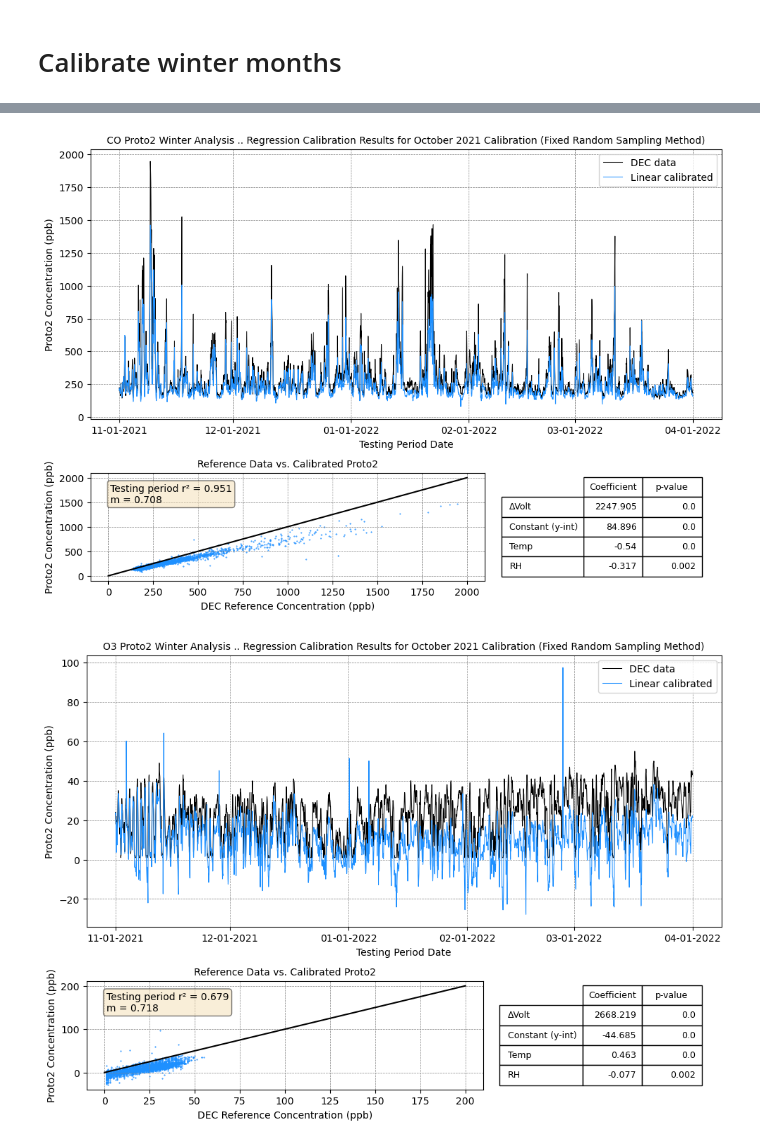
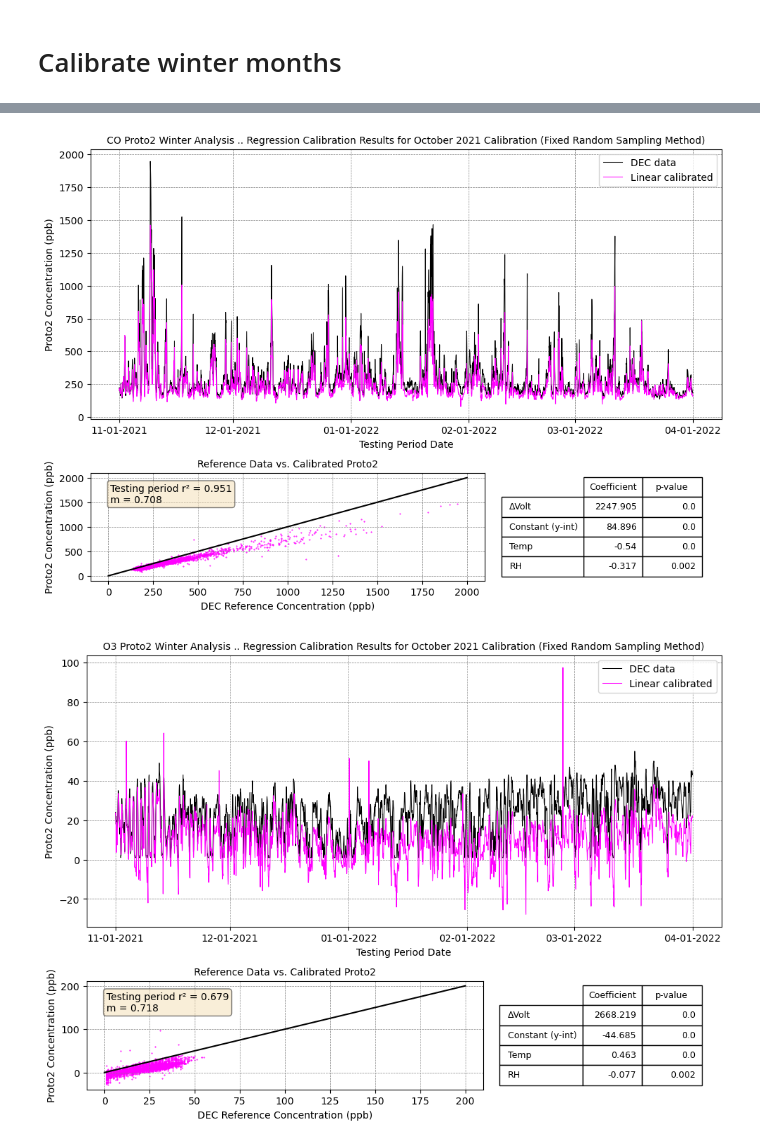
Before and after one commit to ehojeily/proto2, a Jupyter notebook: scripts/proto2_winter_analysis.ipynb, the cells around one changed output, grey strips where cells are left out. Cells and saved outputs as stored; diff of their text form; code cells hidden in the pictures.

```diff
--- a/scripts/proto2_winter_analysis.ipynb
+++ b/scripts/proto2_winter_analysis.ipynb
@@ -416,7 +416,7 @@ for var_id in [42101, 44201, 42601, 42602, 88101]:
 
     ''' PLOT TIME :) '''
     print('Plotting for ',gname,'...')
-    linear_color = 'dodgerblue'
+    linear_color = 'magenta'
     fig = plt.subplots(figsize=(10,8))
     ''' DEC vs. Calibrated time series plot (top) '''
     time_series = plt.subplot2grid((3, 3), (0, 0), rowspan=2, colspan=3)
@@ -477,32 +477,32 @@ for var_id in [42101, 44201, 42601, 42602, 88101]:
 
     figname = str(gname+'_'+training_period_month+'_train_fixedrandsampling_winter_analysis')
     print('Saving figure as...',figname)
 
     filepath = '/data/shared/ehojeily/proto2_winter_analysis/'
     plt.savefig(filepath+figname+'.png',bbox_inches='tight',dpi=300)
 
     '''
     with open(filepath+'readme.txt', 'w') as f:
         f.write('Proto2 calibration analysis plots using generate_coefficients and calibrate function. \n Script used: pvalue_draft2.ipynb')
     '''
     print('\n')
 # %% [output]
 Working on... CO
 Plotting for  CO ...
 Saving figure as... CO_October_train_fixedrandsampling_winter_analysis
 
 
 Working on... O3
 Plotting for  O3 ...
 Saving figure as... O3_October_train_fixedrandsampling_winter_analysis
 
 
 Working on... NO
 Plotting for  NO ...
 ... (7 lines left out)
 
 Working on... pm25
 Plotting for  pm25 ...
 Saving figure as... pm25_October_train_fixedrandsampling_winter_analysis
-[figure, old version]
+[figure, new version]
-[figure, old version]
+[figure, new version]
```
Also changed, not shown: parts of 1 cell of this notebook.
